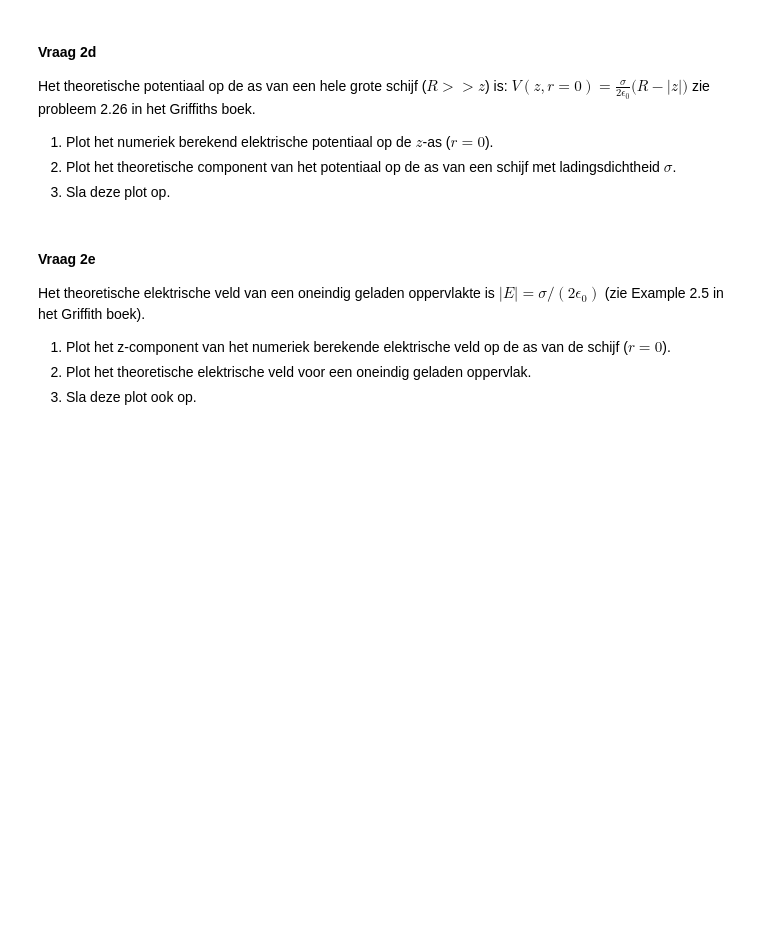
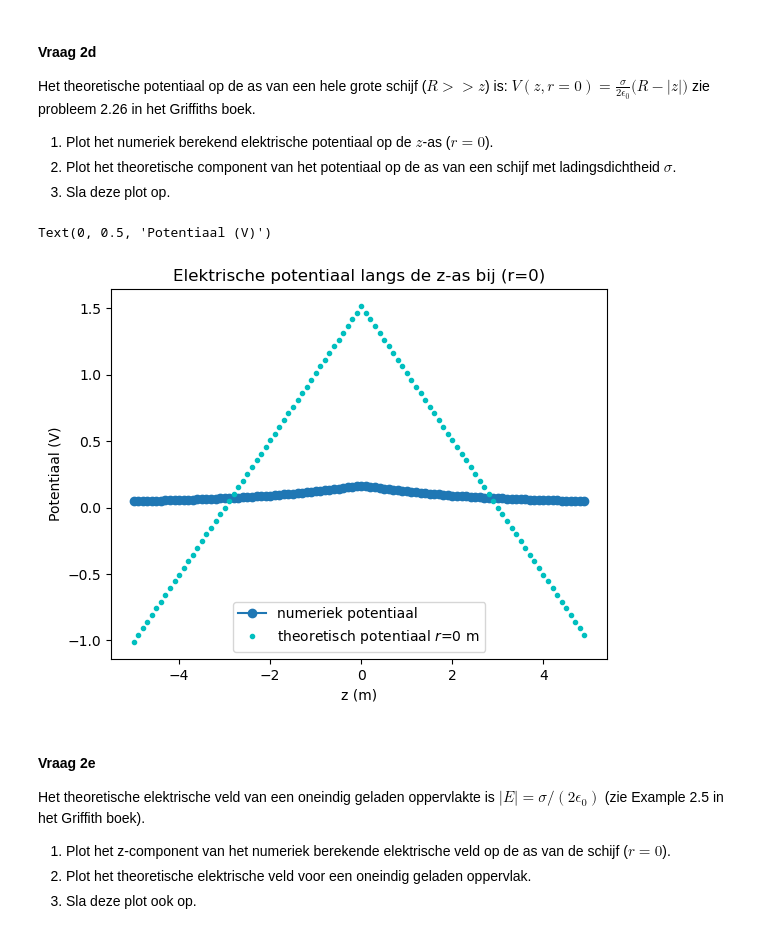
Before and after one commit to carstenschroevers-eng/opdrachten-DEF-D, a Jupyter notebook: DigitaleOntwerpopdrachten/1CondensatorOpdracht/CondensatorOntwerpopdracht.ipynb, the cells around one changed output. Drawn from its saved outputs; the diff is of its cells as text; code cells hidden in the pictures; blank space fills up the shorter version.

```diff
--- a/DigitaleOntwerpopdrachten/1CondensatorOpdracht/CondensatorOntwerpopdracht.ipynb
+++ b/DigitaleOntwerpopdrachten/1CondensatorOpdracht/CondensatorOntwerpopdracht.ipynb
@@ -244,9 +240,23 @@ zie probleem 2.26 in het Griffiths boek.
 2. Plot het theoretische component van het potentiaal op de as van een schijf met ladingsdichtheid $\sigma$.
 3. Sla deze plot op.
 # %%
-###
-###Hier jouw code###
-###
+#bepalen waar r=0
+idx_r_zero = np.argmin(np.abs(r))
+
+#V bepalen
+V_Num = V[:,idx_r_zero]
+V_01 = (sigma/(2*epsilon0))*(disk_radius-np.abs(z)) # theoretische potentiaal op z-as
+
+#plot
+plt.title(f"Elektrische potentiaal langs de z-as bij (r=0)")
+plt.plot(z, V_Num, "o-", label="numeriek potentiaal")
+plt.plot(z, V_01, "c.", label="theoretisch potentiaal $r$=0 m")
+plt.legend()
+plt.xlabel("z (m)")
+plt.ylabel("Potentiaal (V)")
+# %% [output]
+Text(0, 0.5, 'Potentiaal (V)')
+[figure, added]
 # %% [markdown]
 #### Vraag 2e
 
```
Also changed, not shown: parts of 7 cells of this notebook.
